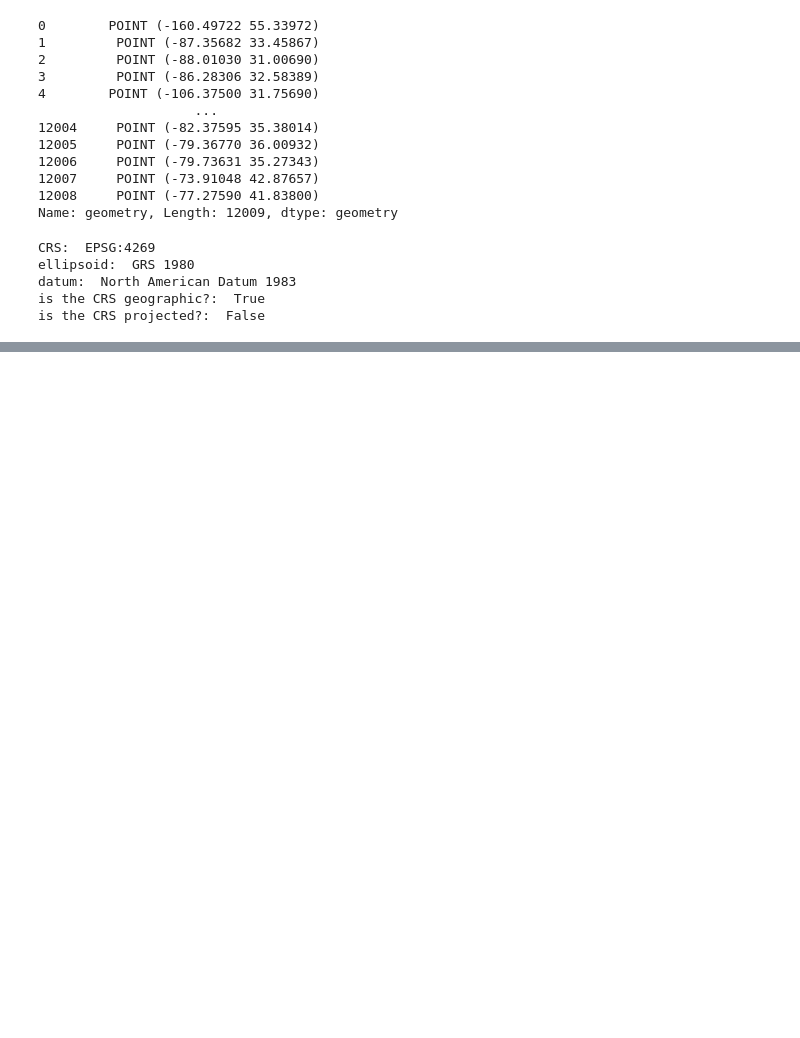
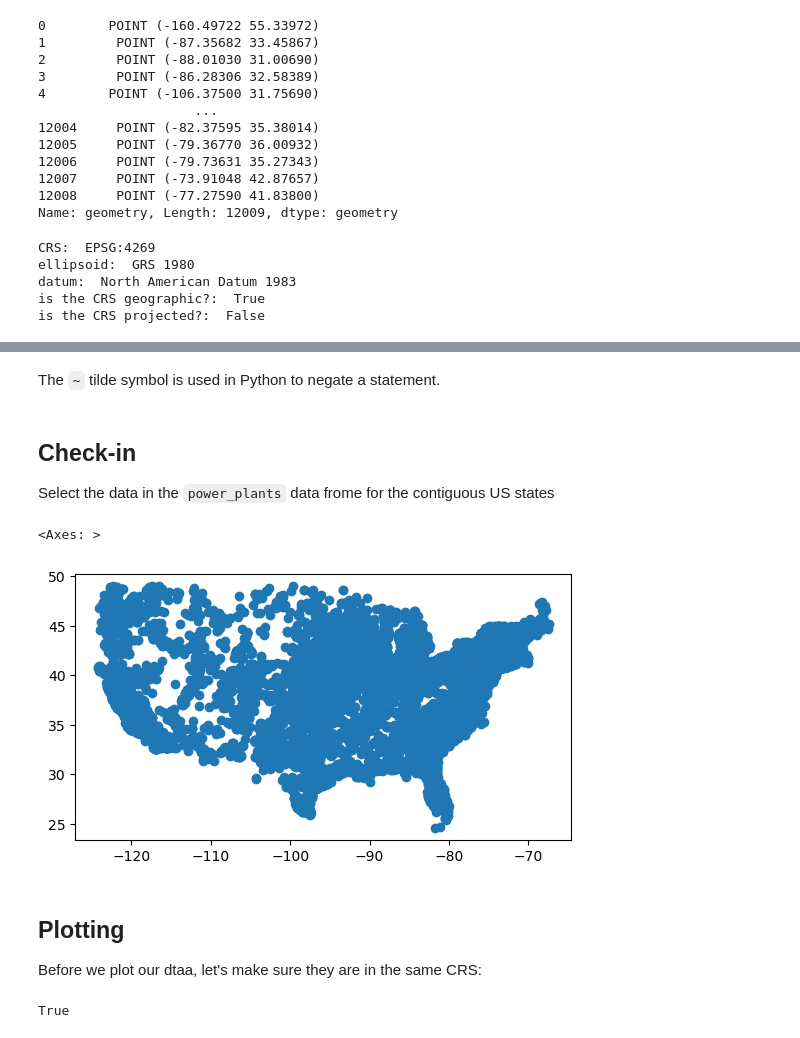
Before and after one commit to stephenccodes/EDS220-2024-in-class, a Jupyter notebook: week5-csv-to-geodf.ipynb, the cells around one changed output, grey strips where cells are left out. Saved outputs shown, nothing was run; the diff lists cells and outputs as text; code cells hidden in the pictures; blank space fills up the shorter version.

```diff
--- a/week5-csv-to-geodf.ipynb
+++ b/week5-csv-to-geodf.ipynb
@@ -76,0 +247,20 @@ states = gpd.read_file(fp)
+# %% [markdown]
+The `~` tilde symbol is used in Python to negate a statement.
+# %% [markdown]
+## Check-in
+Select the data in the `power_plants` data frome for the contiguous US states
+# %%
+power_plants = power_plants[~power_plants.state.isin(['Puerto Rico', 'Hawaii', 'Alaska'])]
+
+power_plants.plot()
+# %% [output]
+<Axes: >
+[figure, added]
+# %% [markdown]
+## Plotting
+
+Before we plot our dtaa, let's make sure they are in the same CRS:
+# %%
+contiguous.crs == power_plants.crs
+# %% [output]
+True
```
Also changed, not shown: parts of 33 cells of this notebook.
